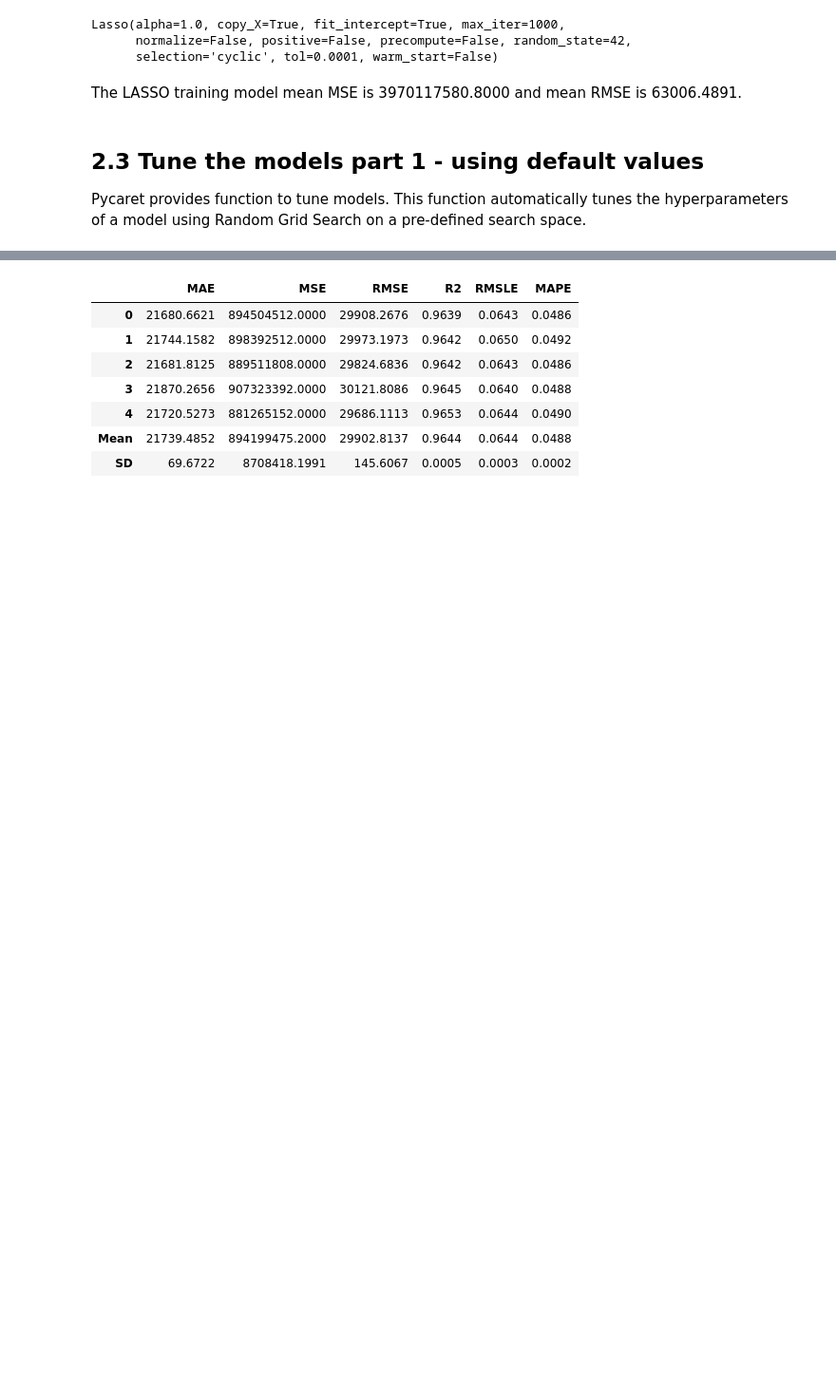
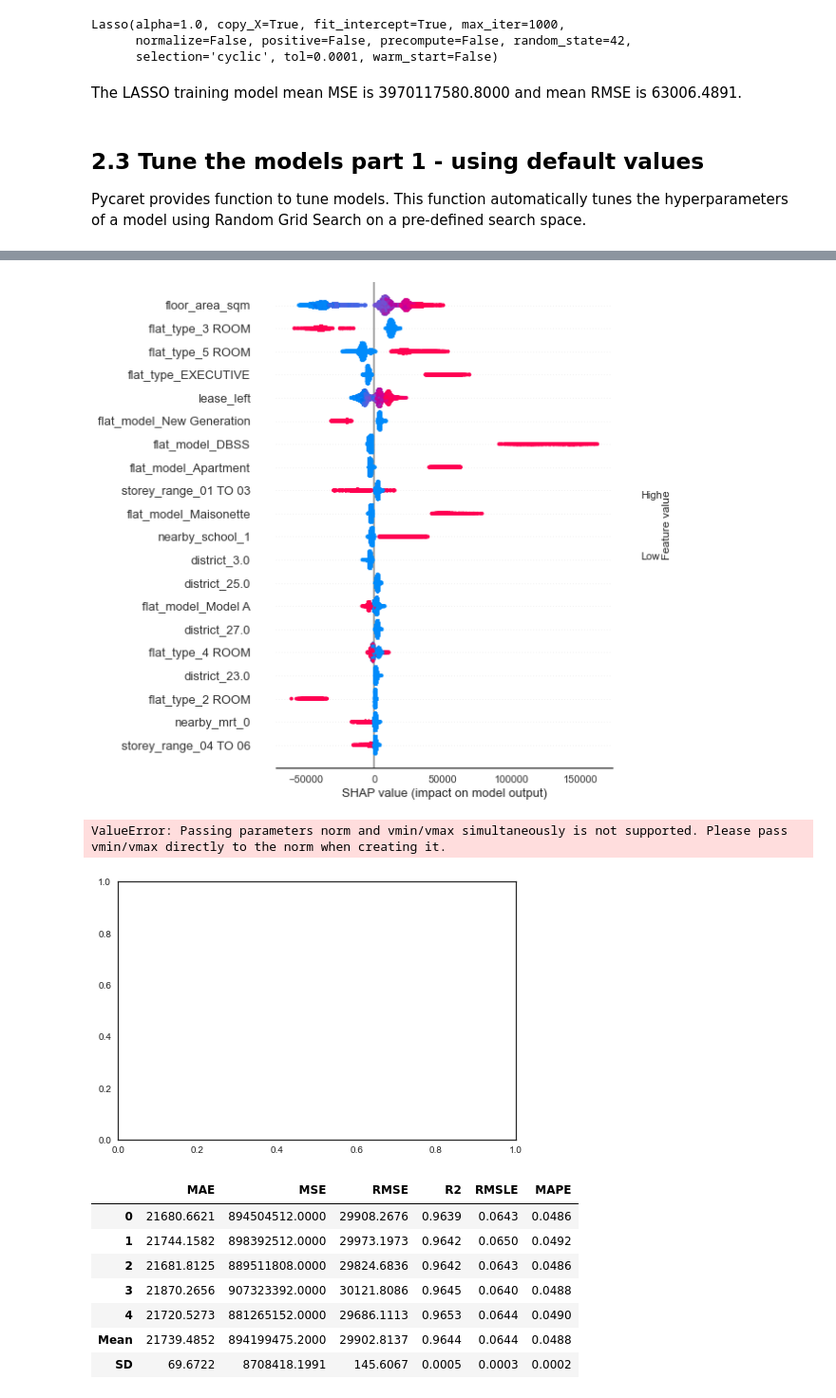
Before and after one commit to ElangSetiawan/sg-hdb-resale, a Jupyter notebook: notebooks/Elang-SG-HDB-Resale-Model (copy).ipynb, the cells around one changed output, grey strips where cells are left out. Shown: that part at 95% size. Drawn from its saved outputs; the diff is of its cells as text; code cells hidden in the pictures; blank space fills up the shorter version.

```diff
--- a/notebooks/Elang-SG-HDB-Resale-Model (copy).ipynb
+++ b/notebooks/Elang-SG-HDB-Resale-Model (copy).ipynb
@@ -348,3 +379,10 @@ plot_model(tuned_rf_reg101, plot='feature')
+# %%
+interpret_model(tuned_rf_reg101)# correlation plot
+interpret_model(tuned_rf_reg101, plot = 'correlation')
+# %% [output]
+[figure, added]
+ValueError: Passing parameters norm and vmin/vmax simultaneously is not supported. Please pass vmin/vmax directly to the norm when creating it.
+[figure, added]
 # %%
 tuned_xgboost_reg101 = tune_model(xgboost_reg101, fold=5, optimize='RMSE', search_library='scikit-learn')
 # %% [output]
```
Also changed, not shown: parts of 19 cells of this notebook, 7 other files.
